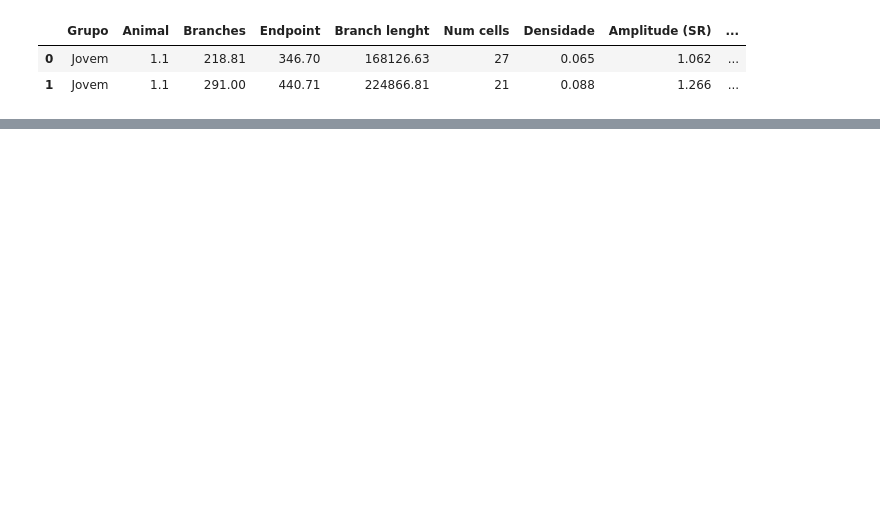
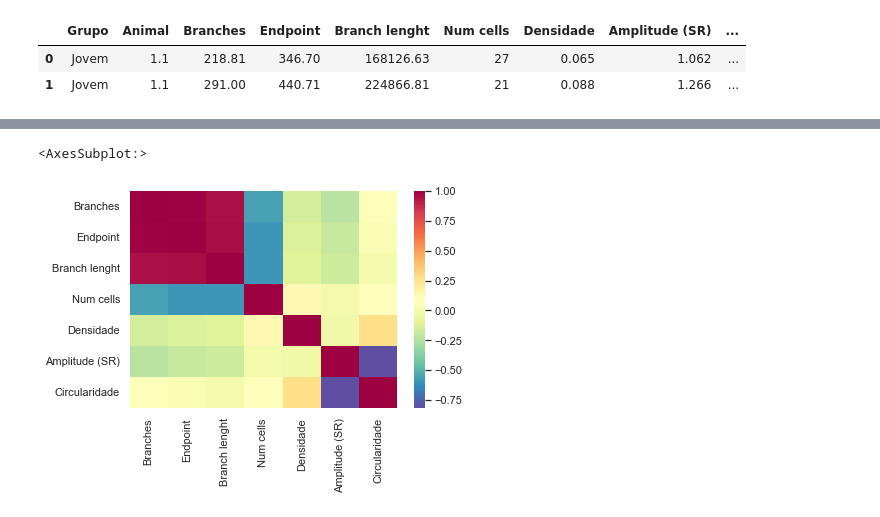
Before and after one commit to marinalemosc/prog_microglia, a Jupyter notebook: prog_microglia.ipynb, the cells around one changed output, grey strips where cells are left out. Cells and saved outputs as stored; diff of their text form; code cells hidden in the pictures; blank space fills up the shorter version.

Commit message:
Correlacao entre colunas e heatmap

```diff
--- a/prog_microglia.ipynb
+++ b/prog_microglia.ipynb
@@ -23,0 +24,7 @@ sns.stripplot(x=microglia_df['Grupo'], y=microglia_df['Num cells'],color='black'
+# %%
+# Criando DF de correlacionando os parâmetros
+corr_df = microglia_df.drop(['Grupo','Animal',], axis=1).corr()
+sns.heatmap(corr_df, xticklabels=corr_df.columns, yticklabels=corr_df.columns, cmap='Spectral_r')
+# %% [output]
+<AxesSubplot:>
+[figure, added]
```
Also changed, not shown: parts of 1 cell of this notebook.
